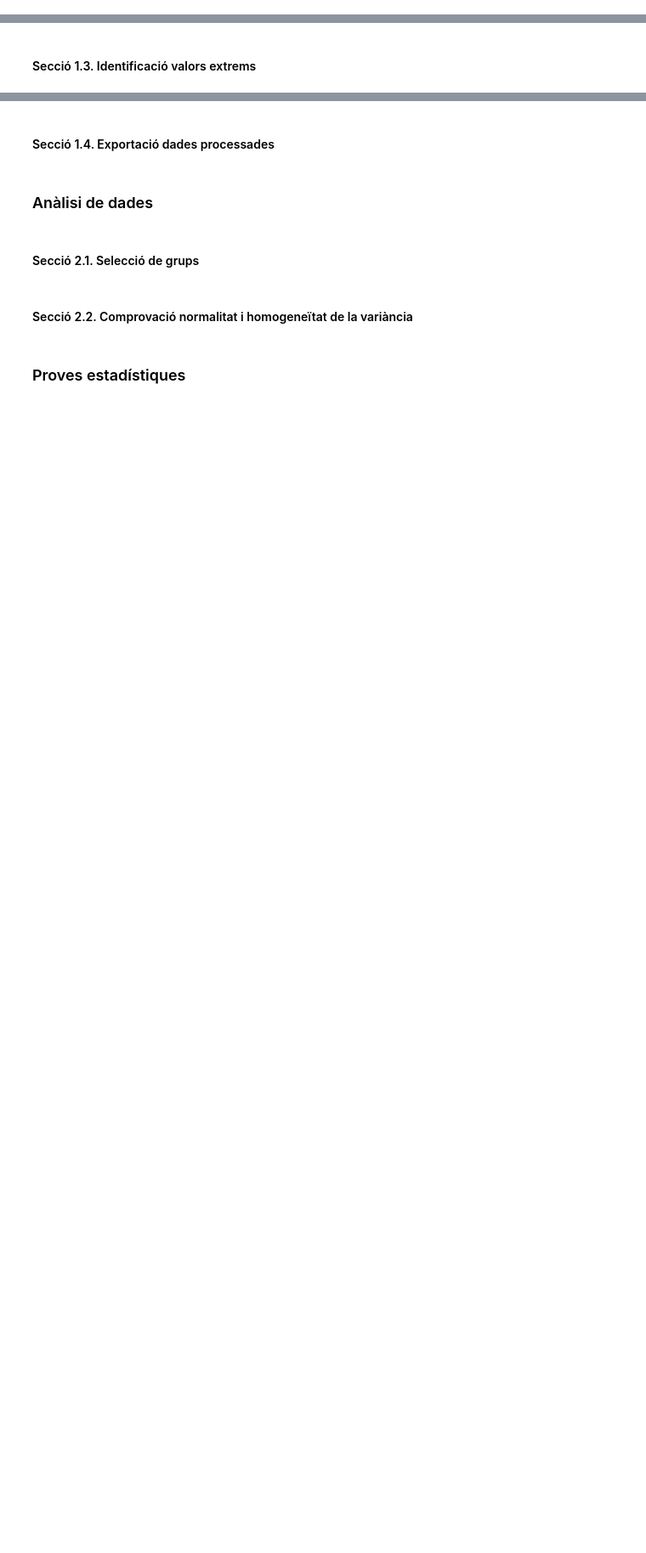
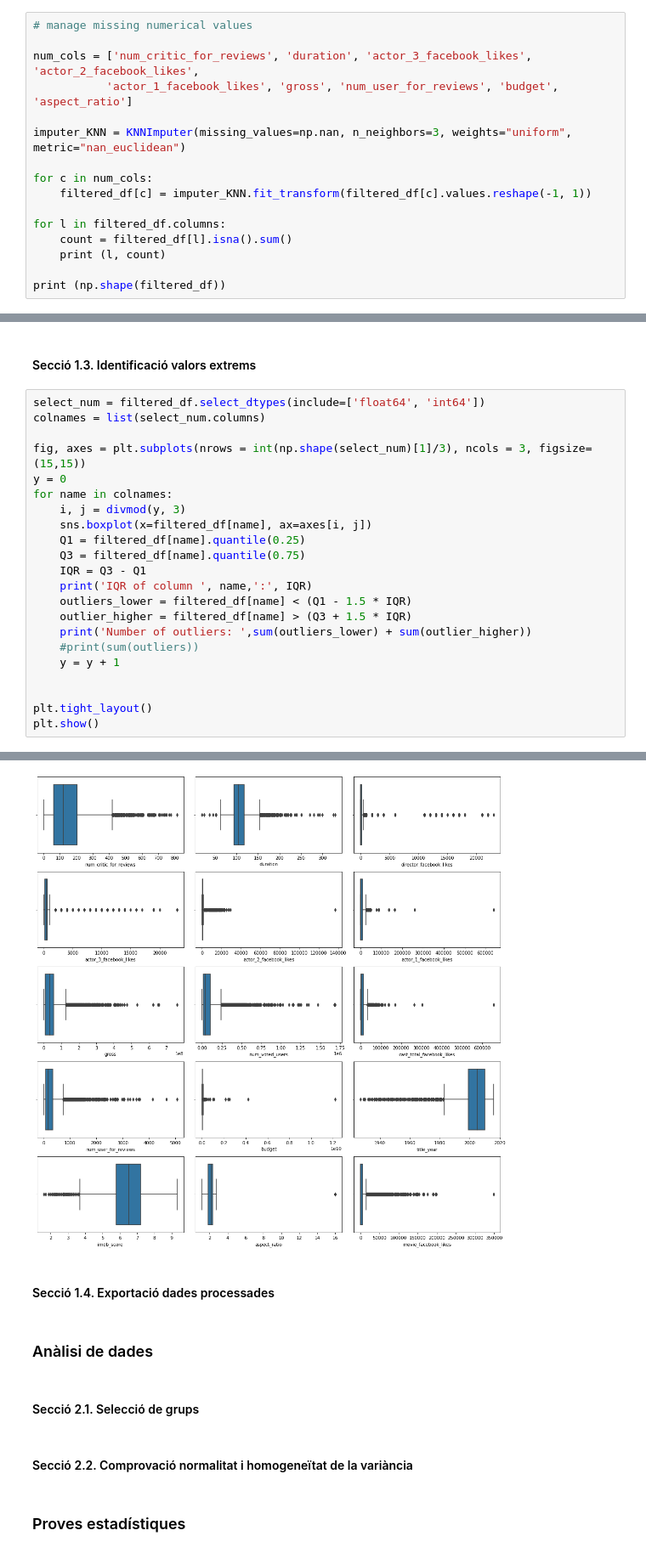
Before and after one commit to sgalan/Practica2-Neteja, a Jupyter notebook: Pràctica2-Neteja.ipynb, the cells around one changed output, grey strips where cells are left out. Shown: that part at 85% size. Cells and saved outputs as stored; diff of their text form; blank space fills up the shorter version.

```diff
--- a/Pràctica2-Neteja.ipynb
+++ b/Pràctica2-Neteja.ipynb
@@ -92,0 +127,16 @@ movie_facebook_likes 0
+# %%
+# manage missing numerical values
+
+num_cols = ['num_critic_for_reviews', 'duration', 'actor_3_facebook_likes', 'actor_2_facebook_likes',
+           'actor_1_facebook_likes', 'gross', 'num_user_for_reviews', 'budget', 'aspect_ratio']
+
+imputer_KNN = KNNImputer(missing_values=np.nan, n_neighbors=3, weights="uniform", metric="nan_euclidean")
+
+for c in num_cols:
+    filtered_df[c] = imputer_KNN.fit_transform(filtered_df[c].values.reshape(-1, 1))
+
+for l in filtered_df.columns:
+    count = filtered_df[l].isna().sum()
+    print (l, count)
+
+print (np.shape(filtered_df))
@@ -93,2 +161,25 @@ movie_facebook_likes 0
 # %% [markdown]
 #### Secció 1.3. Identificació valors extrems <a class="anchor" id="secció_1_3_identificació_valors_extrems"></a>
+# %%
+select_num = filtered_df.select_dtypes(include=['float64', 'int64'])
+colnames = list(select_num.columns)
+
+fig, axes = plt.subplots(nrows = int(np.shape(select_num)[1]/3), ncols = 3, figsize=(15,15))
+y = 0
+for name in colnames:
+    i, j = divmod(y, 3)
+    sns.boxplot(x=filtered_df[name], ax=axes[i, j])
+    Q1 = filtered_df[name].quantile(0.25)
+    Q3 = filtered_df[name].quantile(0.75)
+    IQR = Q3 - Q1
+    print('IQR of column ', name,':', IQR)
+    outliers_lower = filtered_df[name] < (Q1 - 1.5 * IQR)
+    outlier_higher = filtered_df[name] > (Q3 + 1.5 * IQR)
+    print('Number of outliers: ',sum(outliers_lower) + sum(outlier_higher))
+    #print(sum(outliers))
+    y = y + 1
+
+
+plt.tight_layout()
+plt.show()
+# %% [output]
@@ -95,3 +203,4 @@ movie_facebook_likes 0
+[figure, added]
 # %% [markdown]
 #### Secció 1.4. Exportació dades processades <a class="anchor" id="secció_1_4_exportació_dades_processades"></a>
 # %% [markdown]
```
Also changed, not shown: parts of 8 cells of this notebook, 1 other file.
